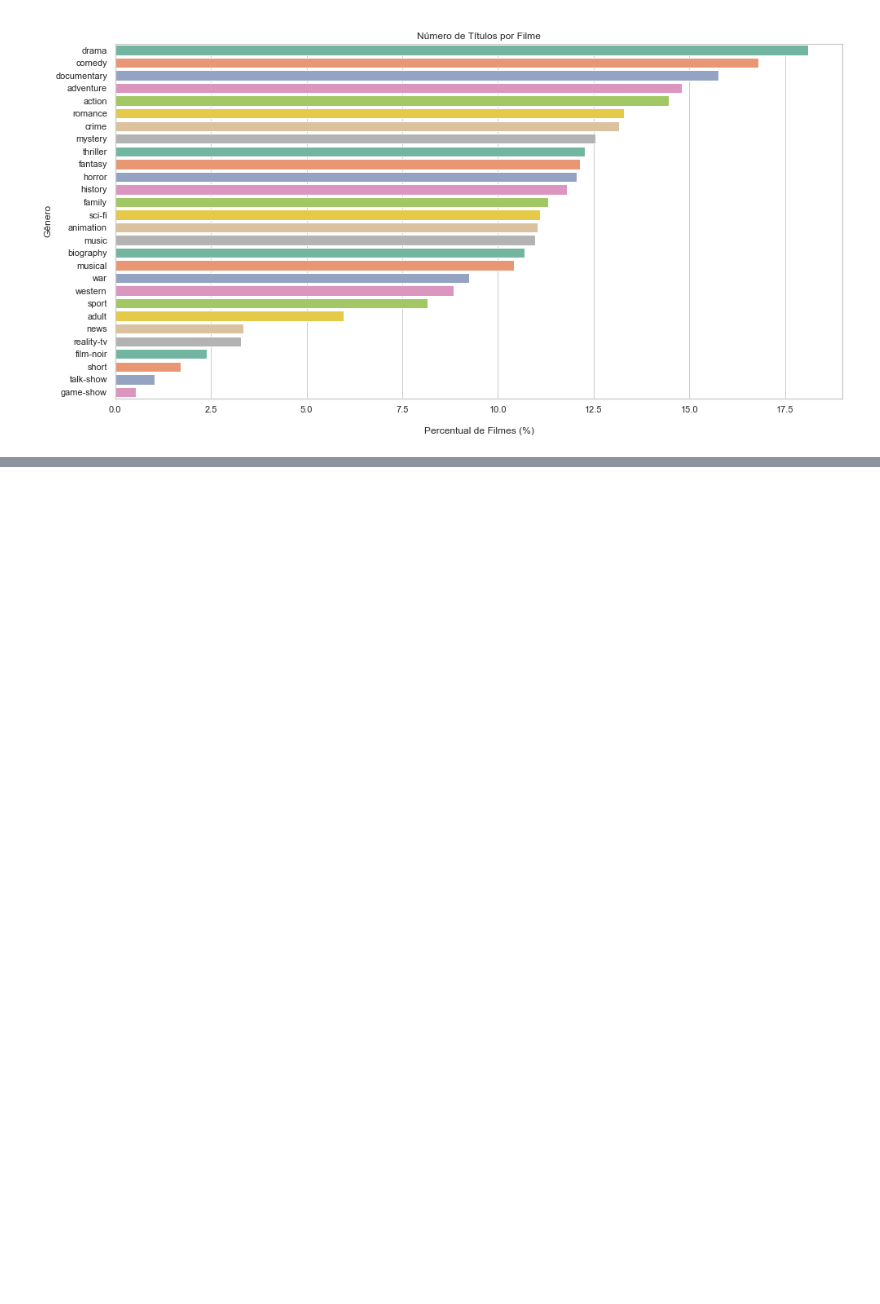
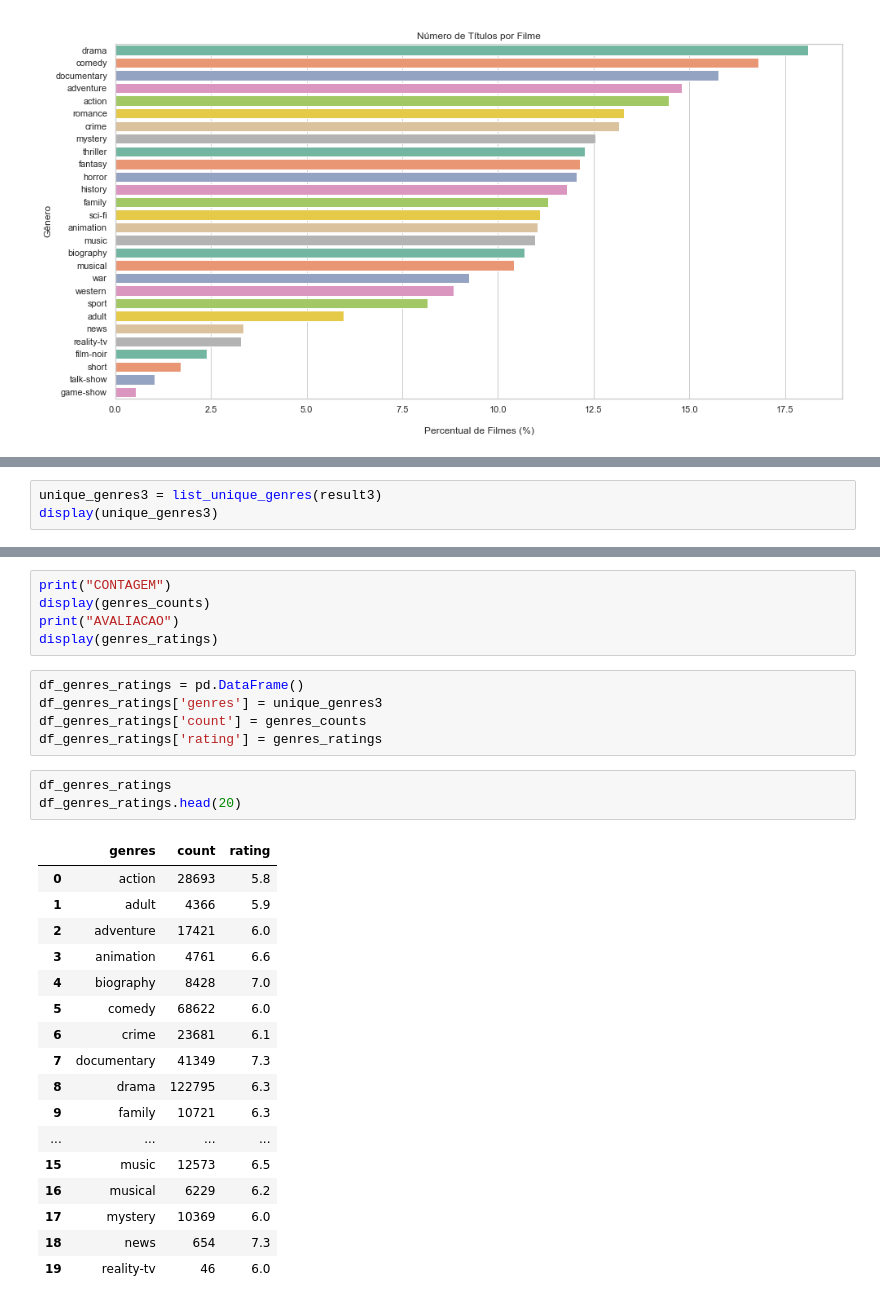
Before and after one commit to jrsilva051/MiniProjeto1-IMDB, a Jupyter notebook: miniProjeto1.ipynb, the cells around one changed output, grey strips where cells are left out. Drawn from its saved outputs; the diff is of its cells as text; blank space fills up the shorter version.

```diff
--- a/miniProjeto1.ipynb
+++ b/miniProjeto1.ipynb
@@ -249,0 +263,3 @@ plt.show()
+# %%
+unique_genres3 = list_unique_genres(result3)
+display(unique_genres3)
@@ -249,0 +281,31 @@ plt.show()
+# %%
+print("CONTAGEM")
+display(genres_counts)
+print("AVALIACAO")
+display(genres_ratings)
+# %%
+df_genres_ratings = pd.DataFrame()
+df_genres_ratings['genres'] = unique_genres3
+df_genres_ratings['count'] = genres_counts
+df_genres_ratings['rating'] = genres_ratings
+# %%
+df_genres_ratings
+df_genres_ratings.head(20)
+# %% [output]
+|  | genres | count | rating |
+| 0 | action | 28693 | 5.8 |
+| 1 | adult | 4366 | 5.9 |
+| 2 | adventure | 17421 | 6.0 |
+| 3 | animation | 4761 | 6.6 |
+| 4 | biography | 8428 | 7.0 |
+| 5 | comedy | 68622 | 6.0 |
+| 6 | crime | 23681 | 6.1 |
+| 7 | documentary | 41349 | 7.3 |
+| 8 | drama | 122795 | 6.3 |
+| 9 | family | 10721 | 6.3 |
+| ... | ... | ... | ... |
+| 15 | music | 12573 | 6.5 |
+| 16 | musical | 6229 | 6.2 |
+| 17 | mystery | 10369 | 6.0 |
+| 18 | news | 654 | 7.3 |
+| 19 | reality-tv | 46 | 6.0 |
```
Also changed, not shown: parts of 23 cells of this notebook.
